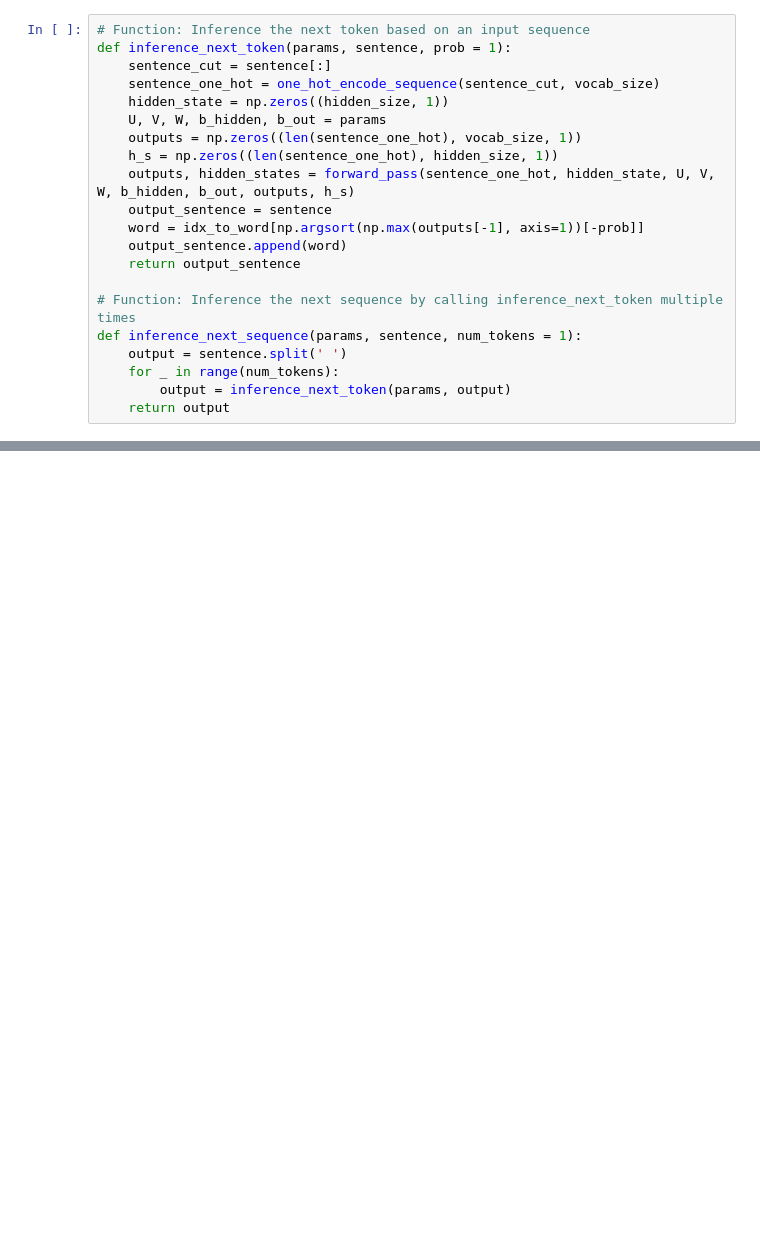
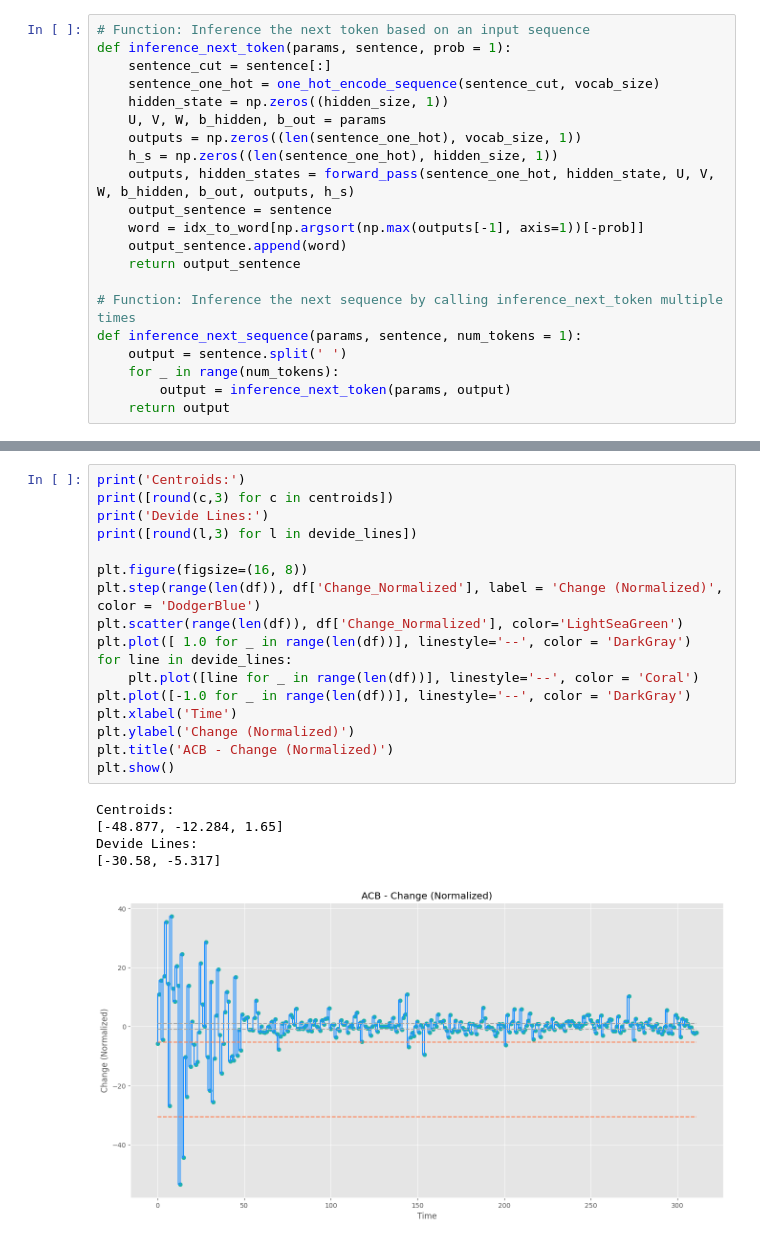
Before and after one commit to nvkhoa14/LTSM-Parallel, a Jupyter notebook: LSTM.ipynb, the cells around one changed output, grey strips where cells are left out. Drawn from its saved outputs; the diff is of its cells as text; blank space fills up the shorter version.

```diff
--- a/LSTM.ipynb
+++ b/LSTM.ipynb
@@ -490,0 +530,23 @@ def predict_US_airline_passengers(df, params, raw_data, centroids, devide_lines)
+# %%
+print('Centroids:')
+print([round(c,3) for c in centroids])
+print('Devide Lines:')
+print([round(l,3) for l in devide_lines])
+
+plt.figure(figsize=(16, 8))
+plt.step(range(len(df)), df['Change_Normalized'], label = 'Change (Normalized)', color = 'DodgerBlue')
+plt.scatter(range(len(df)), df['Change_Normalized'], color='LightSeaGreen')
+plt.plot([ 1.0 for _ in range(len(df))], linestyle='--', color = 'DarkGray')
+for line in devide_lines:
+    plt.plot([line for _ in range(len(df))], linestyle='--', color = 'Coral')
+plt.plot([-1.0 for _ in range(len(df))], linestyle='--', color = 'DarkGray')
+plt.xlabel('Time')
+plt.ylabel('Change (Normalized)')
+plt.title('ACB - Change (Normalized)')
+plt.show()
+# %% [output]
+Centroids:
+[-48.877, -12.284, 1.65]
+Devide Lines:
+[-30.58, -5.317]
+[figure, added]
```
Also changed, not shown: parts of 12 cells of this notebook, 3 other files.
